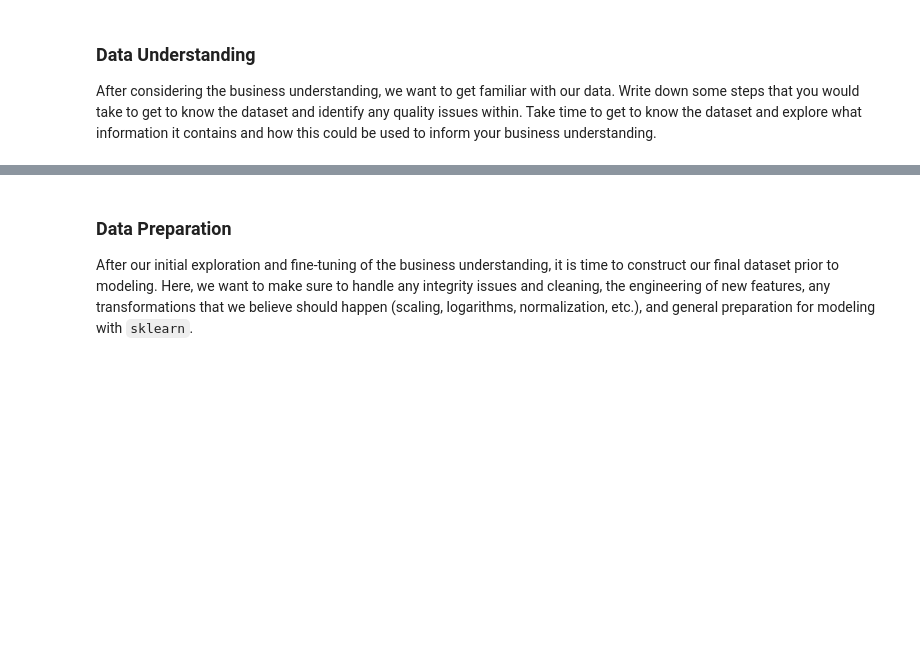
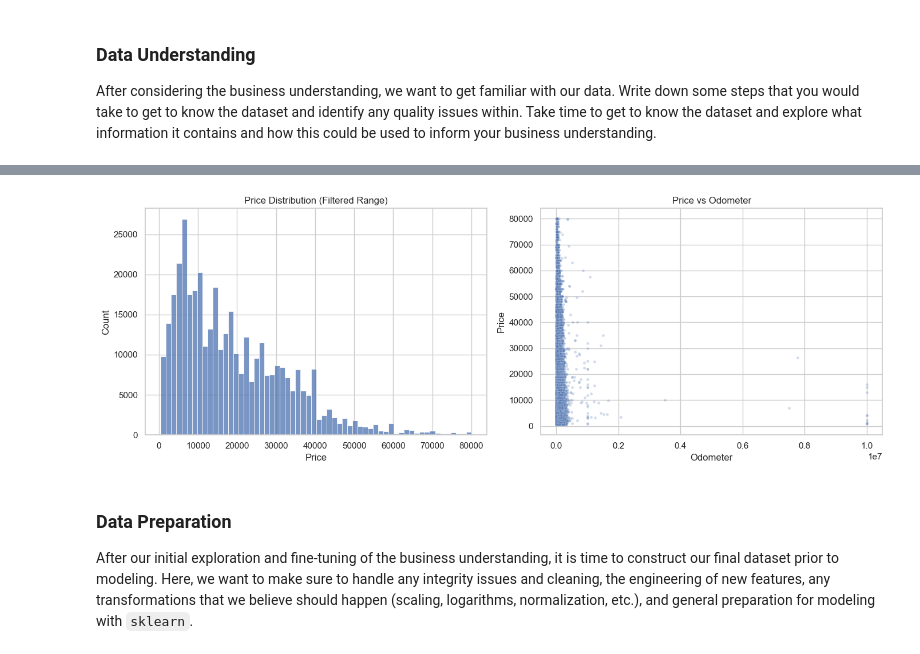
Before and after one commit to ru14/used-car-price-analysis, a Jupyter notebook: prompt_II.ipynb, the cells around one changed output, grey strips where cells are left out. Saved outputs shown, nothing was run; the diff lists cells and outputs as text; code cells hidden in the pictures; blank space fills up the shorter version.

```diff
--- a/prompt_II.ipynb
+++ b/prompt_II.ipynb
@@ -133,3 +165,22 @@ plt.show()
+# %%
+fig, axes = plt.subplots(1, 2, figsize=(14, 5))
+
+sns.histplot(df.loc[df["price"].between(500, 80000), "price"], bins=60, ax=axes[0])
+axes[0].set_title("Price Distribution (Filtered Range)")
+axes[0].set_xlabel("Price")
+
+sample = df[df["odometer"].notna() & df["price"].between(500, 80000)].sample(
+    n=min(30000, len(df[df["odometer"].notna() & df["price"].between(500, 80000)])),
+    random_state=42,
+)
+sns.scatterplot(data=sample, x="odometer", y="price", s=12, alpha=0.25, ax=axes[1])
+axes[1].set_title("Price vs Odometer")
+axes[1].set_xlabel("Odometer")
+axes[1].set_ylabel("Price")
+
+plt.tight_layout()
+# %% [output]
+[figure, added]
 # %% [markdown]
 ### Data Preparation
 
```
Also changed, not shown: parts of 58 cells of this notebook, 1 other file.
